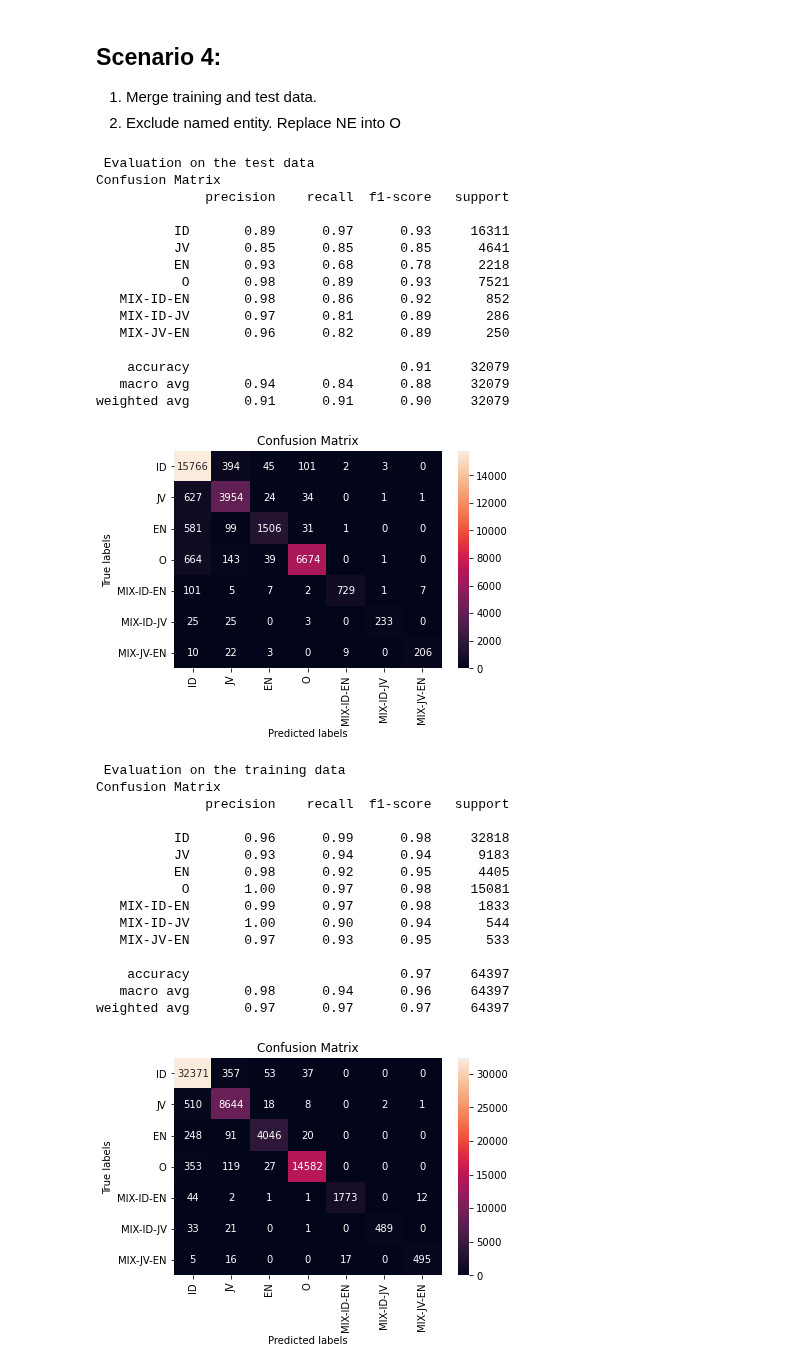
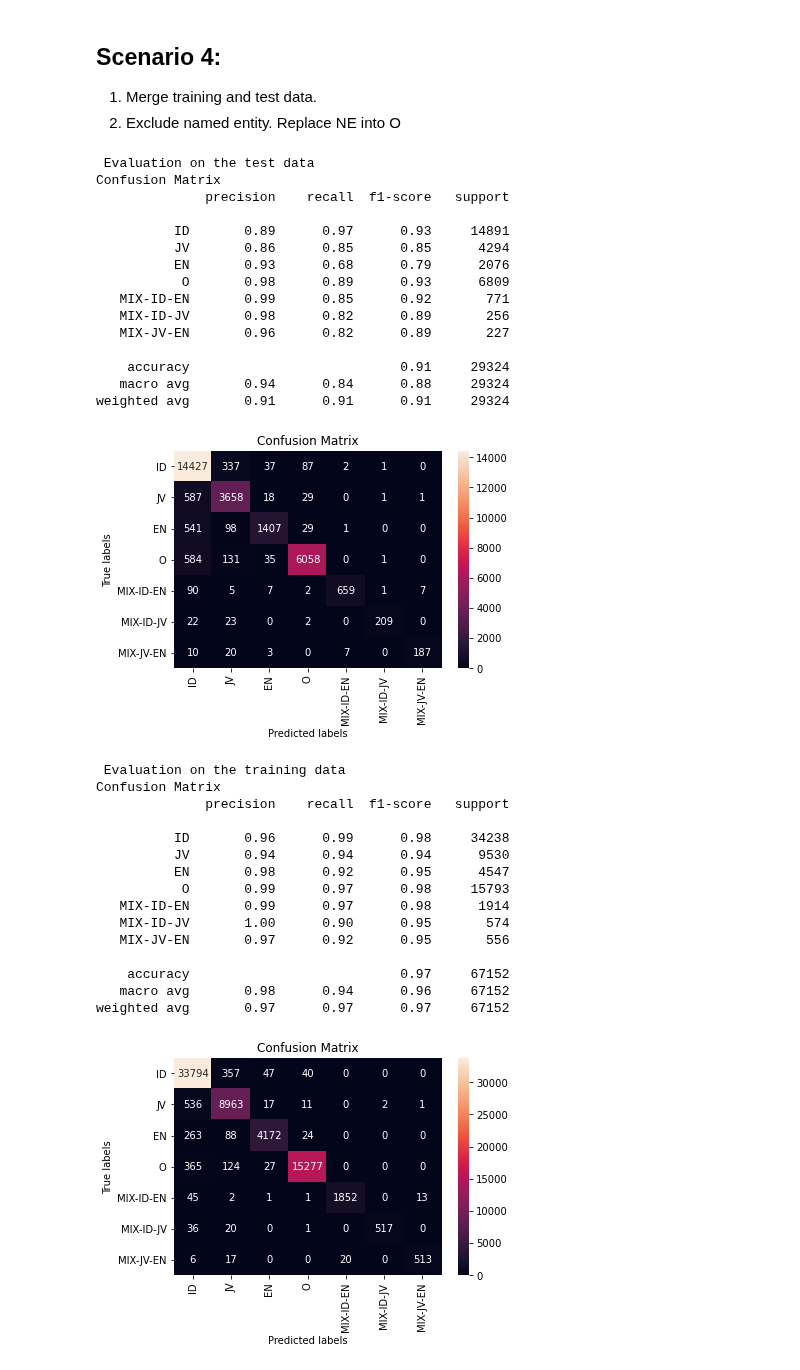
Before and after one commit to fathanick/Word-level-Indonesian-Javanese-English-code-mixed-language-identification, a Jupyter notebook: crf/langid_crf_sc4.ipynb, the cells around one changed output. Cells and saved outputs as stored; diff of their text form; code cells hidden in the pictures.

```diff
--- a/crf/langid_crf_sc4.ipynb
+++ b/crf/langid_crf_sc4.ipynb
@@ -13,38 +13,38 @@ langid = LanguageIdentifier()
 2. Exclude named entity. Replace NE into O
 # %%
 dataset = read_tsv('../raw dataset/all-tagged-090422-merged-no-ne.tsv')
-langid.train_test_result(data=dataset, test_size=0.33, n_label=7, model_name='mod_090422_no_ne.pkl')
+langid.train_test_result(data=dataset, test_size=0.3, n_label=7, model_name='mod_090422_no_ne.pkl')
 # %% [output]
  Evaluation on the test data
 Confusion Matrix
               precision    recall  f1-score   support
 
-          ID       0.89      0.97      0.93     16311
-          JV       0.85      0.85      0.85      4641
-          EN       0.93      0.68      0.78      2218
-           O       0.98      0.89      0.93      7521
-   MIX-ID-EN       0.98      0.86      0.92       852
-   MIX-ID-JV       0.97      0.81      0.89       286
-   MIX-JV-EN       0.96      0.82      0.89       250
+          ID       0.89      0.97      0.93     14891
+          JV       0.86      0.85      0.85      4294
+          EN       0.93      0.68      0.79      2076
+           O       0.98      0.89      0.93      6809
+   MIX-ID-EN       0.99      0.85      0.92       771
+   MIX-ID-JV       0.98      0.82      0.89       256
+   MIX-JV-EN       0.96      0.82      0.89       227
 
-    accuracy                           0.91     32079
-   macro avg       0.94      0.84      0.88     32079
-weighted avg       0.91      0.91      0.90     32079
+    accuracy                           0.91     29324
+   macro avg       0.94      0.84      0.88     29324
+weighted avg       0.91      0.91      0.91     29324
-[figure, old version]
+[figure, new version]
  Evaluation on the training data
 Confusion Matrix
               precision    recall  f1-score   support
 
-          ID       0.96      0.99      0.98     32818
-          JV       0.93      0.94      0.94      9183
-          EN       0.98      0.92      0.95      4405
-           O       1.00      0.97      0.98     15081
-   MIX-ID-EN       0.99      0.97      0.98      1833
-   MIX-ID-JV       1.00      0.90      0.94       544
-   MIX-JV-EN       0.97      0.93      0.95       533
+          ID       0.96      0.99      0.98     34238
+          JV       0.94      0.94      0.94      9530
+          EN       0.98      0.92      0.95      4547
+           O       0.99      0.97      0.98     15793
+   MIX-ID-EN       0.99      0.97      0.98      1914
+   MIX-ID-JV       1.00      0.90      0.95       574
+   MIX-JV-EN       0.97      0.92      0.95       556
 
-    accuracy                           0.97     64397
-   macro avg       0.98      0.94      0.96     64397
-weighted avg       0.97      0.97      0.97     64397
+    accuracy                           0.97     67152
+   macro avg       0.98      0.94      0.96     67152
+weighted avg       0.97      0.97      0.97     67152
-[figure, old version]
+[figure, new version]
 Top likely transitions:
```
Also changed, not shown: parts of 1 cell of this notebook, 11 other files.
